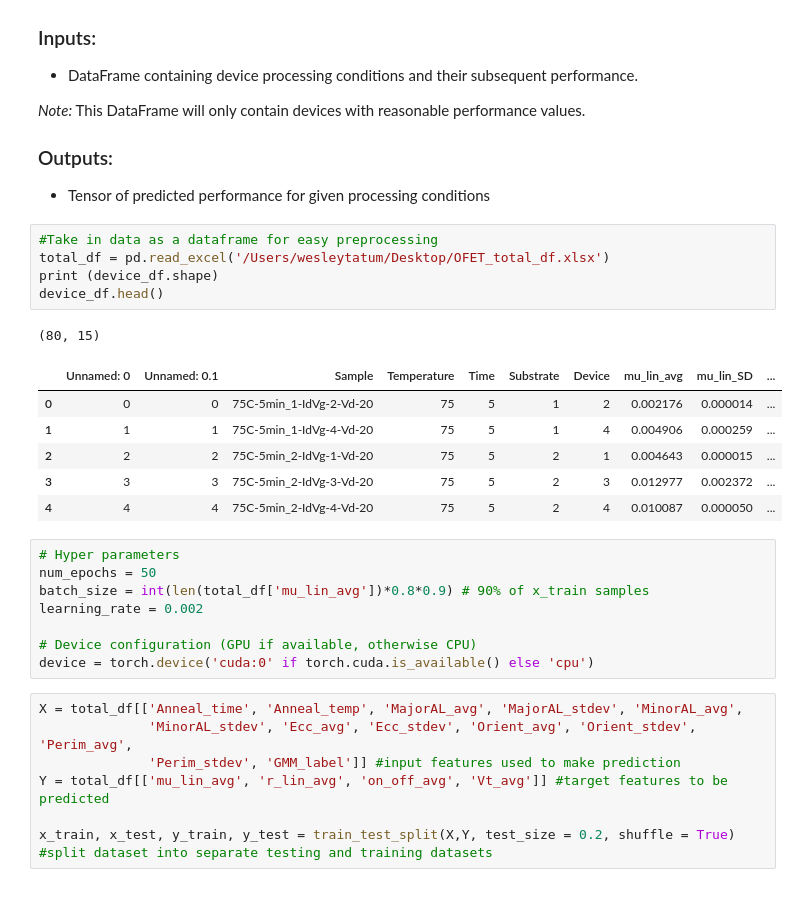
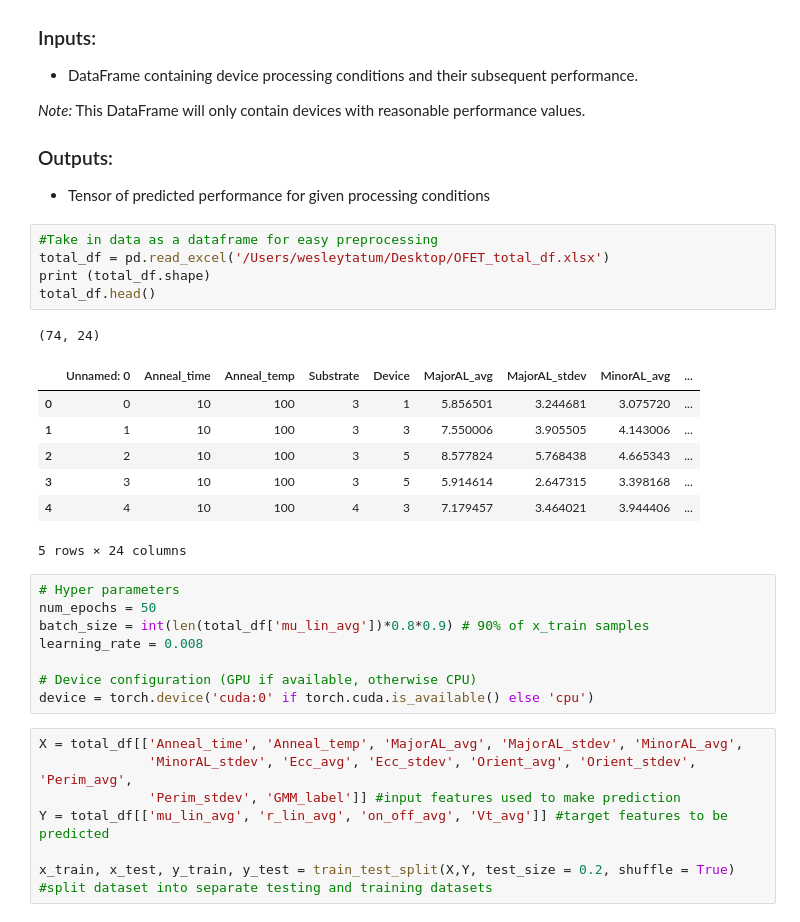
Before and after one commit to wesleyktatum/MatMAP, a Jupyter notebook: ipynb/OFET_NN2.ipynb, the cells around one changed output. Saved outputs shown, nothing was run; the diff lists cells and outputs as text.

```diff
--- a/ipynb/OFET_NN2.ipynb
+++ b/ipynb/OFET_NN2.ipynb
@@ -43,21 +43,22 @@ torch.manual_seed(28)
 # %%
 #Take in data as a dataframe for easy preprocessing
 total_df = pd.read_excel('/Users/wesleytatum/Desktop/OFET_total_df.xlsx')
-print (device_df.shape)
-device_df.head()
+print (total_df.shape)
+total_df.head()
 # %% [output]
-(80, 15)
+(74, 24)
-|  | Unnamed: 0 | Unnamed: 0.1 | Sample | Temperature | Time | Substrate | Device | mu_lin_avg | mu_lin_SD | ... |
-| 0 | 0 | 0 | 75C-5min_1-IdVg-2-Vd-20 | 75 | 5 | 1 | 2 | 0.002176 | 0.000014 | ... |
-| 1 | 1 | 1 | 75C-5min_1-IdVg-4-Vd-20 | 75 | 5 | 1 | 4 | 0.004906 | 0.000259 | ... |
-| 2 | 2 | 2 | 75C-5min_2-IdVg-1-Vd-20 | 75 | 5 | 2 | 1 | 0.004643 | 0.000015 | ... |
-| 3 | 3 | 3 | 75C-5min_2-IdVg-3-Vd-20 | 75 | 5 | 2 | 3 | 0.012977 | 0.002372 | ... |
-| 4 | 4 | 4 | 75C-5min_2-IdVg-4-Vd-20 | 75 | 5 | 2 | 4 | 0.010087 | 0.000050 | ... |
+|  | Unnamed: 0 | Anneal_time | Anneal_temp | Substrate | Device | MajorAL_avg | MajorAL_stdev | MinorAL_avg | ... |
+| 0 | 0 | 10 | 100 | 3 | 1 | 5.856501 | 3.244681 | 3.075720 | ... |
+| 1 | 1 | 10 | 100 | 3 | 3 | 7.550006 | 3.905505 | 4.143006 | ... |
+| 2 | 2 | 10 | 100 | 3 | 5 | 8.577824 | 5.768438 | 4.665343 | ... |
+| 3 | 3 | 10 | 100 | 3 | 5 | 5.914614 | 2.647315 | 3.398168 | ... |
+| 4 | 4 | 10 | 100 | 4 | 3 | 7.179457 | 3.464021 | 3.944406 | ... |
+5 rows × 24 columns
 # %%
 # Hyper parameters
 num_epochs = 50
 batch_size = int(len(total_df['mu_lin_avg'])*0.8*0.9) # 90% of x_train samples
-learning_rate = 0.002
+learning_rate = 0.008
 
 # Device configuration (GPU if available, otherwise CPU)
 device = torch.device('cuda:0' if torch.cuda.is_available() else 'cpu')
```
Also changed, not shown: parts of 4 cells of this notebook, 5 other files.
